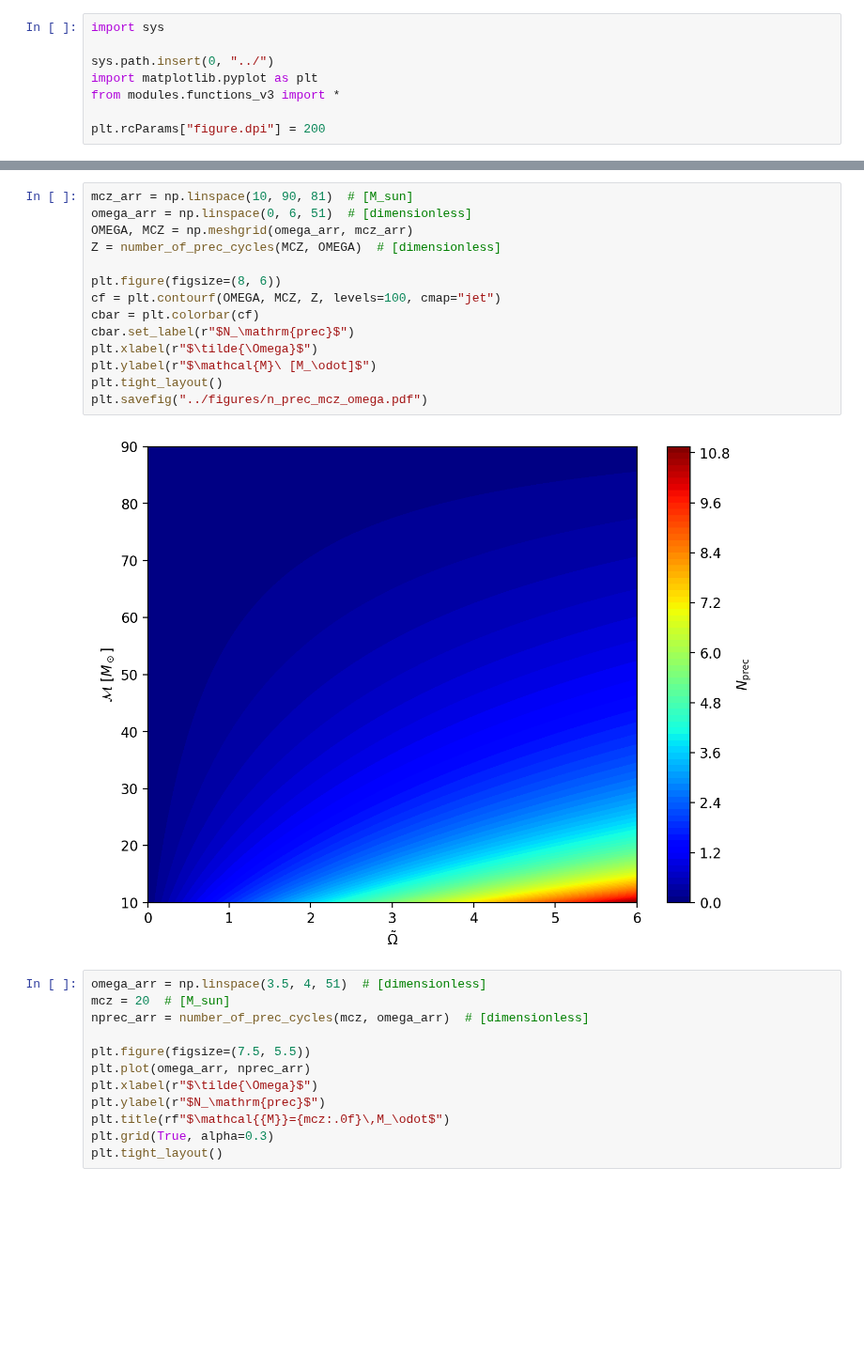
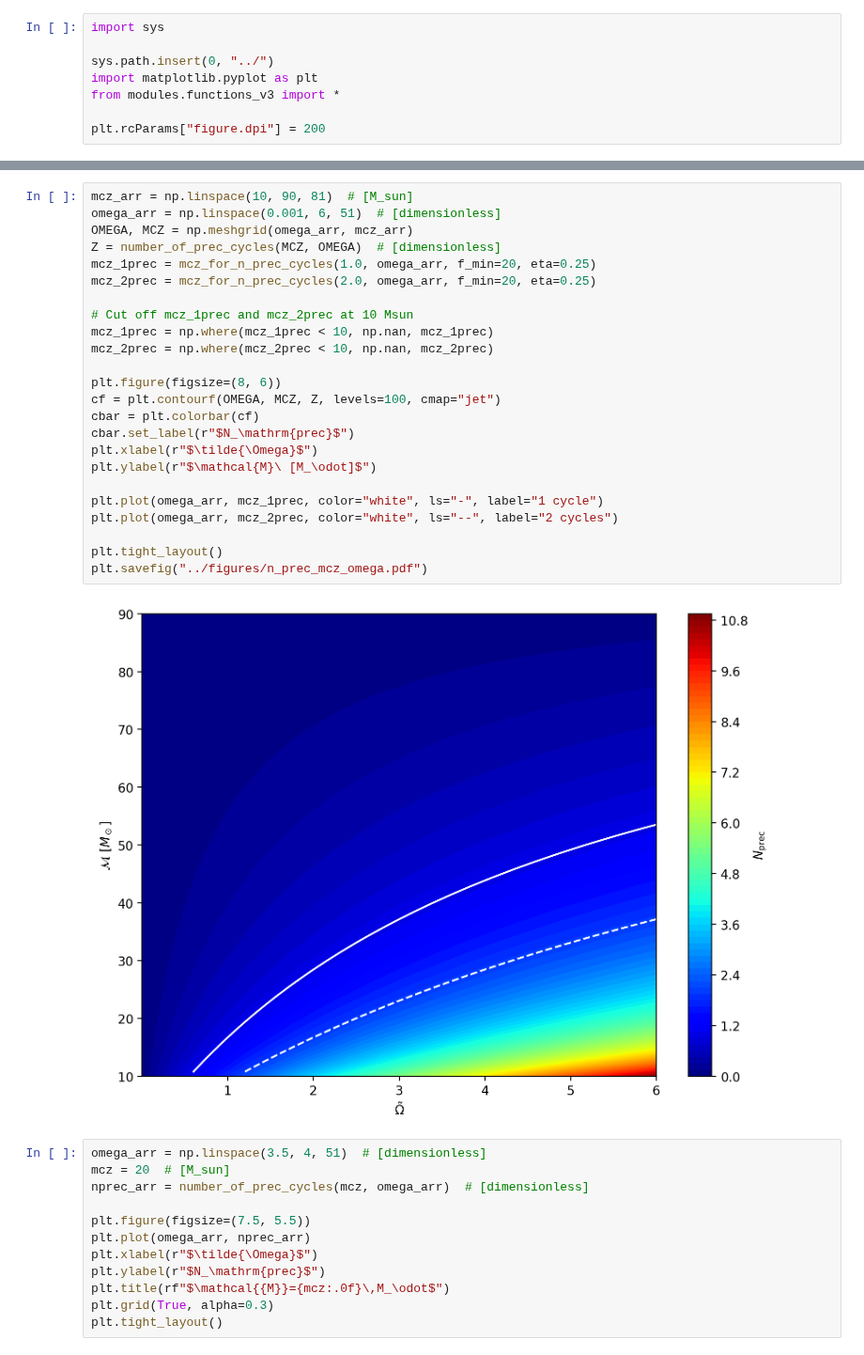
Before and after one commit to fairytien/lensing_and_precession, a Jupyter notebook: notebooks/n_cycles.ipynb, the cells around one changed output, grey strips where cells are left out. Shown at 94% size. Cells and saved outputs as stored; diff of their text form; blank space fills up the shorter version.

```diff
--- a/notebooks/n_cycles.ipynb
+++ b/notebooks/n_cycles.ipynb
@@ -25,19 +31,29 @@ plt.savefig("../figures/n_lens_mcz_td.pdf")
 # %%
 mcz_arr = np.linspace(10, 90, 81)  # [M_sun]
-omega_arr = np.linspace(0, 6, 51)  # [dimensionless]
+omega_arr = np.linspace(0.001, 6, 51)  # [dimensionless]
 OMEGA, MCZ = np.meshgrid(omega_arr, mcz_arr)
 Z = number_of_prec_cycles(MCZ, OMEGA)  # [dimensionless]
+mcz_1prec = mcz_for_n_prec_cycles(1.0, omega_arr, f_min=20, eta=0.25)
+mcz_2prec = mcz_for_n_prec_cycles(2.0, omega_arr, f_min=20, eta=0.25)
+
+# Cut off mcz_1prec and mcz_2prec at 10 Msun
+mcz_1prec = np.where(mcz_1prec < 10, np.nan, mcz_1prec)
+mcz_2prec = np.where(mcz_2prec < 10, np.nan, mcz_2prec)
 
 plt.figure(figsize=(8, 6))
 cf = plt.contourf(OMEGA, MCZ, Z, levels=100, cmap="jet")
 cbar = plt.colorbar(cf)
 cbar.set_label(r"$N_\mathrm{prec}$")
 plt.xlabel(r"$\tilde{\Omega}$")
 plt.ylabel(r"$\mathcal{M}\ [M_\odot]$")
+
+plt.plot(omega_arr, mcz_1prec, color="white", ls="-", label="1 cycle")
+plt.plot(omega_arr, mcz_2prec, color="white", ls="--", label="2 cycles")
+
 plt.tight_layout()
 plt.savefig("../figures/n_prec_mcz_omega.pdf")
 # %% [output]
-[figure, old version]
+[figure, new version]
 # %%
 omega_arr = np.linspace(3.5, 4, 51)  # [dimensionless]
 mcz = 20  # [M_sun]
```
Also changed, not shown: parts of 1 cell of this notebook, 11 other files.
